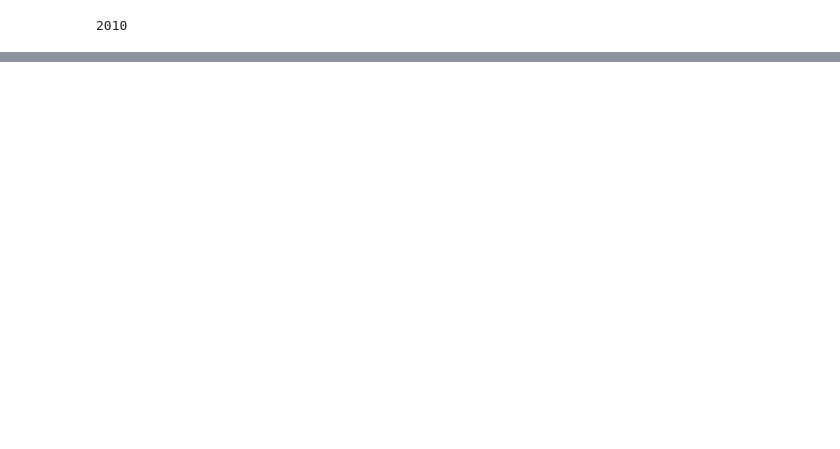
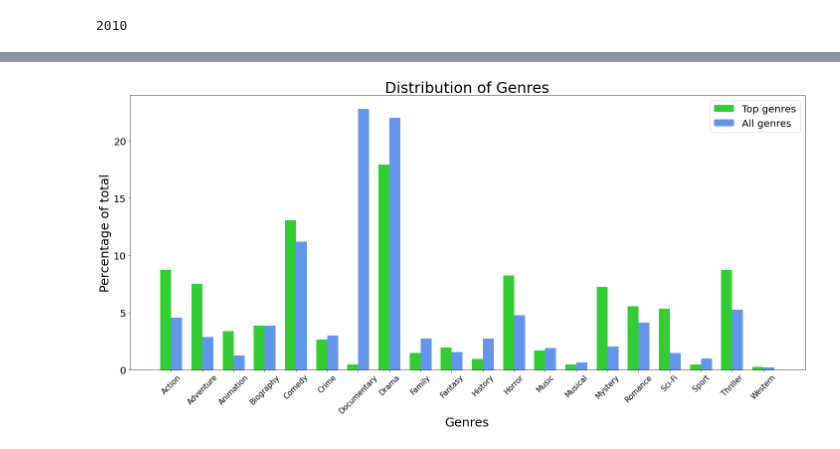
Before and after one commit to jmarkowi/Microsoft-Studios-Analysis, a Jupyter notebook: microsoft_movie_needs_analysis.ipynb, the cells around one changed output, grey strips where cells are left out. Drawn from its saved outputs; the diff is of its cells as text; code cells hidden in the pictures; blank space fills up the shorter version.

Commit message:
Add genre distribution viz

```diff
--- a/microsoft_movie_needs_analysis.ipynb
+++ b/microsoft_movie_needs_analysis.ipynb
@@ -251,0 +249,2 @@ movies_df = movies_df.genres.apply(pd.Series) \
+# %%
+movies_info.drop(['tconst', 'original_title', 'runtime_minutes', 'averagerating', 'numvotes'], axis=1, inplace=True)
@@ -251,0 +315,6 @@ movies_df = movies_df.genres.apply(pd.Series) \
+# %%
+top_genres_df = top_movies_df.groupby('genres')['genres'].count()
+top_genres_df = pd.Series.to_frame(top_genres_df)
+top_genres_df.rename(columns={'genres': 'count_top'}, inplace=True)
+top_genres_df.reset_index(inplace=True)
+top_genres_df.head()
@@ -251,0 +328,3 @@ movies_df = movies_df.genres.apply(pd.Series) \
+# %%
+compare_genres_df = top_genres_df.merge(all_genres_df, how='left')
+compare_genres_df
@@ -251,0 +349,7 @@ movies_df = movies_df.genres.apply(pd.Series) \
+# %%
+count_top_sum = compare_genres_df.count_top.sum()
+count_all_sum = compare_genres_df.count_all.sum()
+compare_genres_df['percentage_top'] = compare_genres_df['count_top'].map(lambda x: 100*(x/count_top_sum))
+compare_genres_df['percentage_all'] = compare_genres_df['count_all'].map(lambda x: 100*(x/count_all_sum))
+
+compare_genres_df.head()
@@ -251,0 +363,30 @@ movies_df = movies_df.genres.apply(pd.Series) \
+# %%
+import matplotlib.pyplot as plt
+import numpy as np
+
+
+labels = list(compare_genres_df['genres'])
+top_genre_percentages = list(compare_genres_df['percentage_top'])
+all_genre_percentages = list(compare_genres_df['percentage_all'])
+
+x = np.arange(len(labels))  # the label locations
+width = 0.35  # the width of the bars
+
+fig, ax = plt.subplots(figsize=(20, 10))
+ax.bar(x - width/2, top_genre_percentages, width, label='Top genres', color='limegreen')
+ax.bar(x + width/2, all_genre_percentages, width, label='All genres', color='cornflowerblue')
+
+# Add title and labels
+ax.set_title('Distribution of Genres', size=30)
+ax.set_ylabel('Percentage of total', size=25)
+ax.tick_params(axis='y', labelsize=20)
+ax.set_xticks(x)
+ax.set_xticklabels(labels, size=15, rotation=45)
+ax.set_xlabel('Genres', size=25)
+ax.legend(fontsize=20)
+
+fig.tight_layout()
+
+plt.show()
+# %% [output]
+[figure, added]
```
Also changed, not shown: parts of 30 cells of this notebook.
